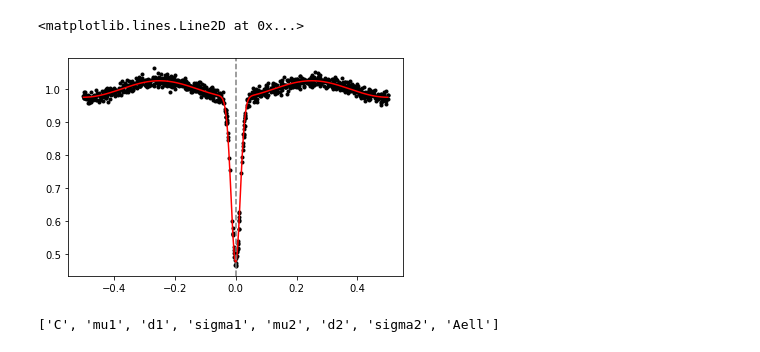
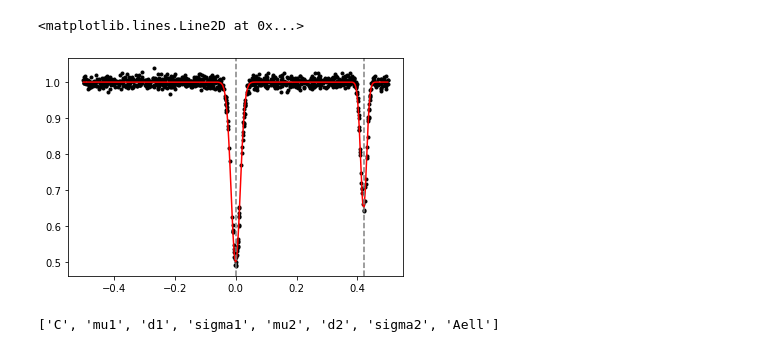
Before and after one commit to gecheline/ligeor, a Jupyter notebook: test_notebooks/test_twogaussian.ipynb, the cells around one changed output. Saved outputs shown, nothing was run; the diff lists cells and outputs as text; code cells hidden in the pictures.

```diff
--- a/test_notebooks/test_twogaussian.ipynb
+++ b/test_notebooks/test_twogaussian.ipynb
@@ -73,0 +72,2 @@ model_cge.fit()
+# %%
+model_cg12.fit(fit_funcs=['CG12'], param_vals = [[C,mu1,d1,sigma1,mu2,d2,sigma2]])
@@ -74,10 +87,11 @@ model_cge.fit()
 # %%
-plt.plot(model_cge.phases, model_cge.fluxes, 'k.')
-plt.plot(model_cge.phases, model_cge.best_fit['model'], 'r-')
-plt.axvline(x=model_cge.best_fit['param_vals'][0][1], c='grey', ls='--')
+plt.plot(model_cg12.phases, model_cg12.fluxes, 'k.')
+plt.plot(model_cg12.phases, model_cg12.model, 'r-')
+plt.axvline(x=model_cg12.best_fit['param_vals'][1], c='grey', ls='--')
+plt.axvline(x=model_cg12.best_fit['param_vals'][4], c='grey', ls='--')
 # %% [output]
 <matplotlib.lines.Line2D at 0x...>
-[figure, old version]
+[figure, new version]
 # %%
 model_cg12e2.fit()
 # %%
```
Also changed, not shown: parts of 2 cells of this notebook, 5 other files.
